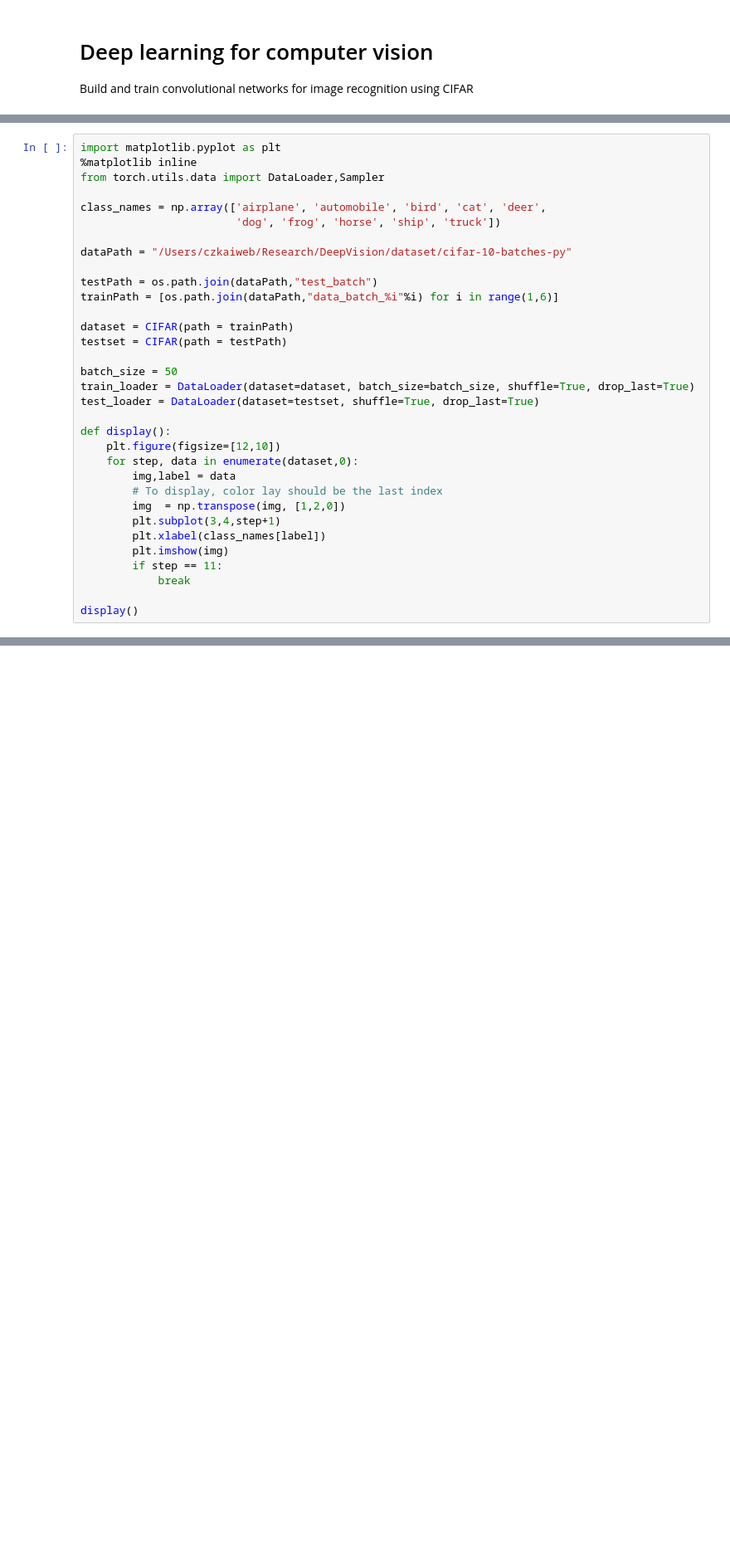
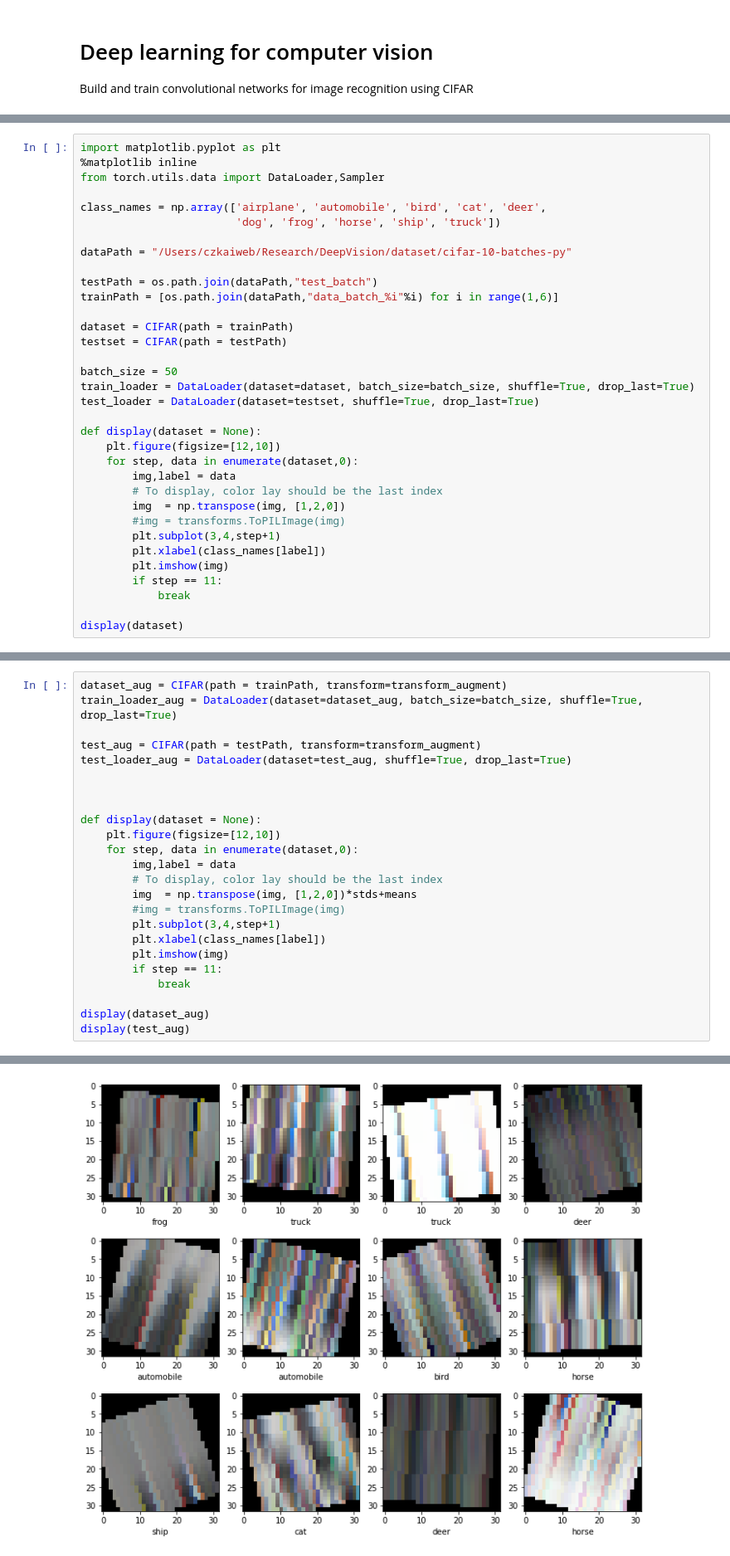
Before and after one commit to czkaiweb/DeepVision, a Jupyter notebook: Day2.ipynb, the cells around one changed output, grey strips where cells are left out. Shown: that part at 83% size. Cells and saved outputs as stored; diff of their text form; blank space fills up the shorter version.

Commit message:
Day2 data augmentation updated

```diff
--- a/Day2.ipynb
+++ b/Day2.ipynb
@@ -32,19 +37,20 @@ batch_size = 50
 train_loader = DataLoader(dataset=dataset, batch_size=batch_size, shuffle=True, drop_last=True)
 test_loader = DataLoader(dataset=testset, shuffle=True, drop_last=True)
 
-def display():
+def display(dataset = None):
     plt.figure(figsize=[12,10])
     for step, data in enumerate(dataset,0):
         img,label = data
         # To display, color lay should be the last index
         img  = np.transpose(img, [1,2,0])
+        #img = transforms.ToPILImage(img)
         plt.subplot(3,4,step+1)
         plt.xlabel(class_names[label])
         plt.imshow(img)
         if step == 11:
             break
 
-display()
+display(dataset)
 # %% [output]
 [figure]
 # %%
@@ -187,0 +240,25 @@ Epoch 49, loss 0 Accurancy: 0.5988023952095808
+# %%
+dataset_aug = CIFAR(path = trainPath, transform=transform_augment)
+train_loader_aug = DataLoader(dataset=dataset_aug, batch_size=batch_size, shuffle=True, drop_last=True)
+
+test_aug = CIFAR(path = testPath, transform=transform_augment)
+test_loader_aug = DataLoader(dataset=test_aug, shuffle=True, drop_last=True)
+
+
+
+def display(dataset = None):
+    plt.figure(figsize=[12,10])
+    for step, data in enumerate(dataset,0):
+        img,label = data
+        # To display, color lay should be the last index
+        img  = np.transpose(img, [1,2,0])*stds+means
+        #img = transforms.ToPILImage(img)
+        plt.subplot(3,4,step+1)
+        plt.xlabel(class_names[label])
+        plt.imshow(img)
+        if step == 11:
+            break
+
+display(dataset_aug)
+display(test_aug)
+# %% [output]
@@ -187,0 +282 @@ Epoch 49, loss 0 Accurancy: 0.5988023952095808
+[figure, added]
```
Also changed, not shown: parts of 10 cells of this notebook, 2 other files.
